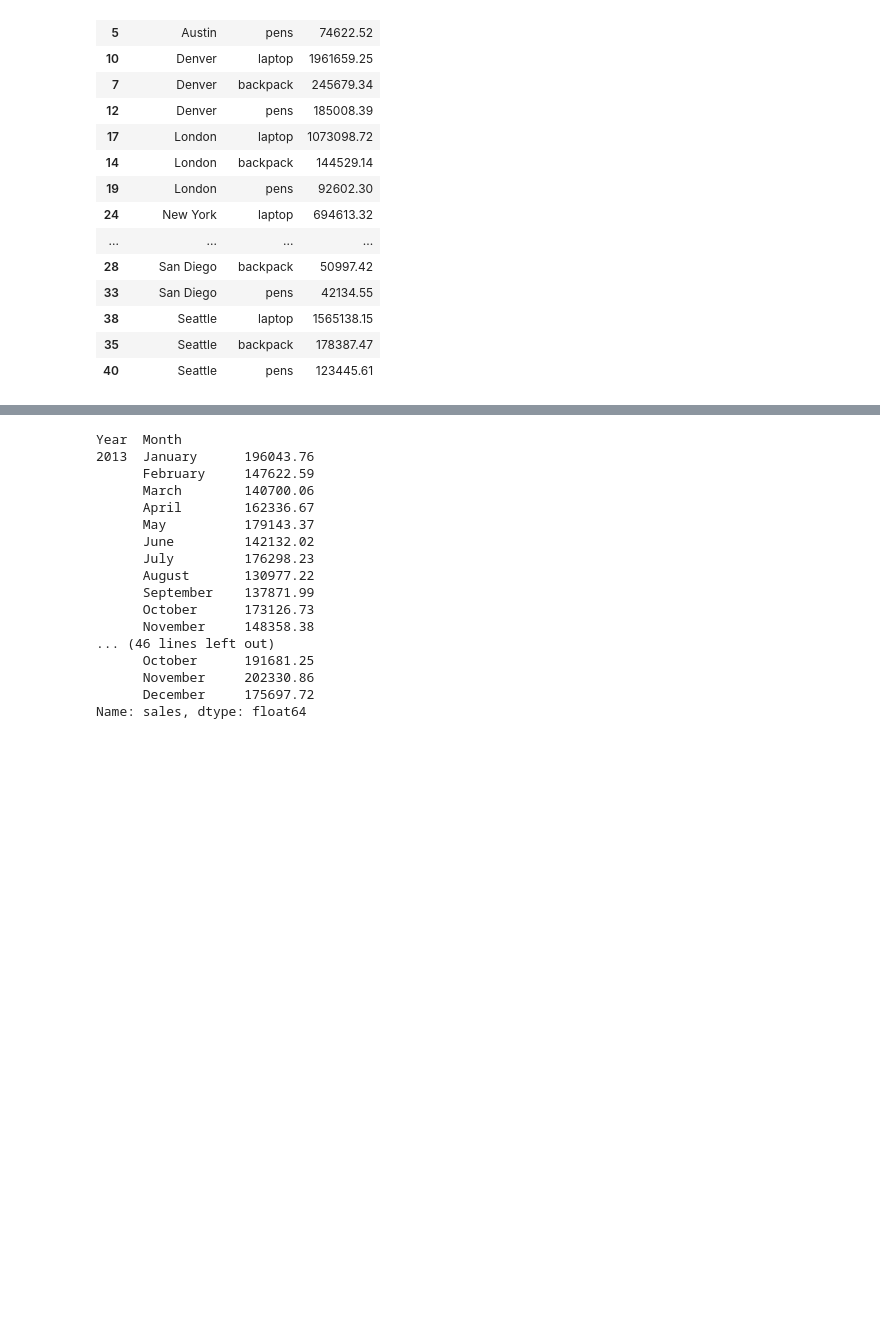
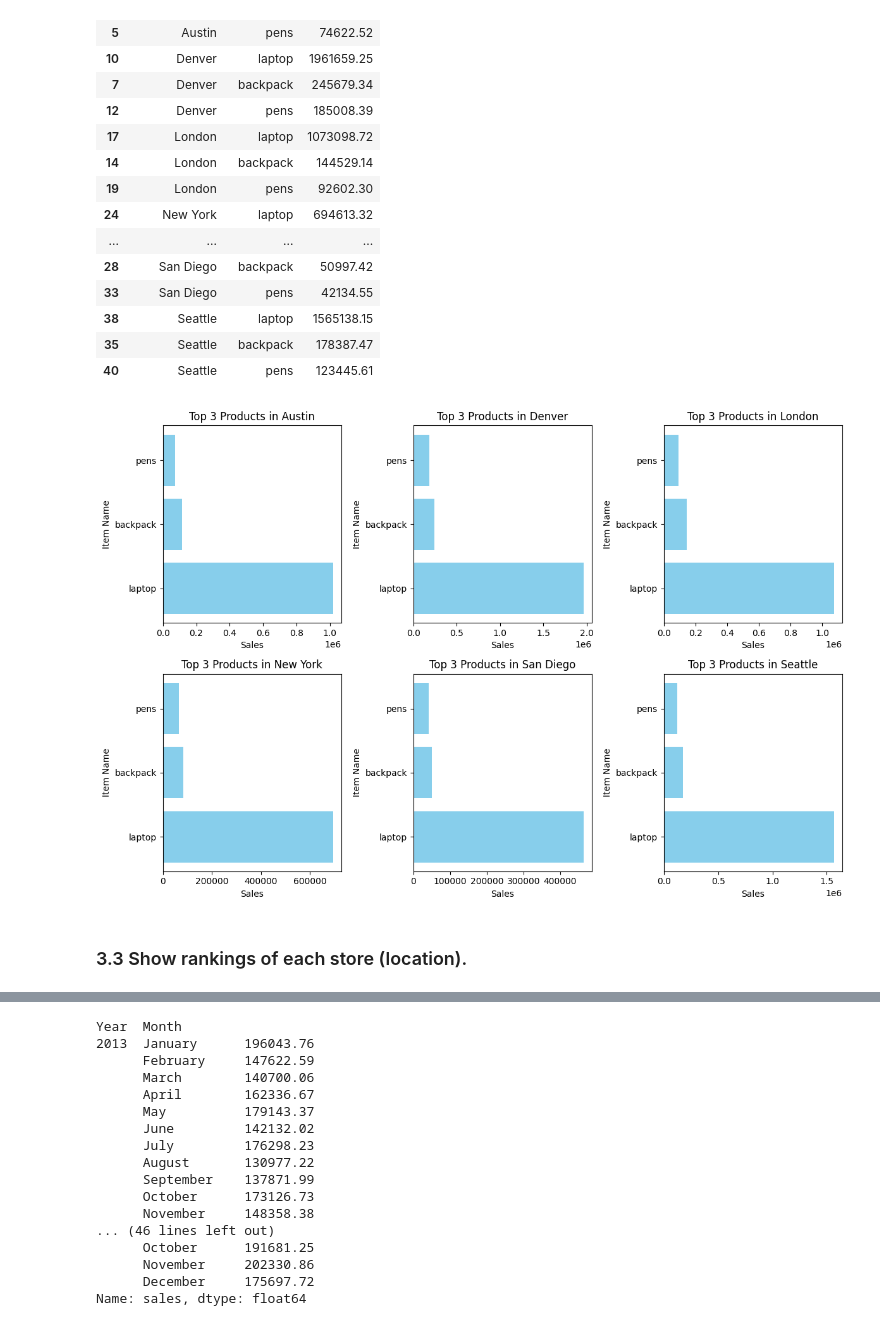
Before and after one commit to sawzwe/bigdata_project3, a Jupyter notebook: project_3.ipynb, the cells around one changed output, grey strips where cells are left out. Cells and saved outputs as stored; diff of their text form; code cells hidden in the pictures; blank space fills up the shorter version.

```diff
--- a/project_3.ipynb
+++ b/project_3.ipynb
@@ -125,3 +148,47 @@ top_3_products_by_location
 | 38 | Seattle | laptop | 1565138.15 |
 | 35 | Seattle | backpack | 178387.47 |
 | 40 | Seattle | pens | 123445.61 |
+# %%
+# Define a list of unique store locations
+locations = top_3_products_by_location['Store Location'].unique()
+
+# Set the number of products to display for each location
+num_products_to_display = 3
+
+# Determine the grid layout based on the number of locations
+num_locations = len(locations)
+num_rows = 2  # You can adjust the number of rows as needed
+num_cols = (num_locations + num_rows - 1) // num_rows
+
+# Create a flexible subplot grid
+fig, axes = plt.subplots(num_rows, num_cols, figsize=(12, 8))
+fig.subplots_adjust(hspace=0.5)
+
+# Iterate through each location and create bars for the top products
+for i, location in enumerate(locations):
+    row = i // num_cols
+    col = i % num_cols
+
+    location_data = top_3_products_by_location[top_3_products_by_location['Store Location'] == location]
+    location_data = location_data.head(num_products_to_display)
+
+    # Create a bar chart for the current location
+    ax = axes[row, col]
+    ax.barh(location_data['Item Name'], location_data['Sales'], color='skyblue')
+
+    # Set axis labels and title
+    ax.set_xlabel('Sales')
+    ax.set_ylabel('Item Name')
+    ax.set_title(f'Top {num_products_to_display} Products in {location}')
+
+# Hide empty subplots
+for i in range(num_locations, num_rows * num_cols):
+    fig.delaxes(axes[i // num_cols, i % num_cols])
+
+# Show the plot
+plt.tight_layout()
+plt.show()
+# %% [output]
+[figure, added]
+# %% [markdown]
+### 3.3 Show rankings of each store (location).
```
Also changed, not shown: parts of 20 cells of this notebook, 1 other file.
